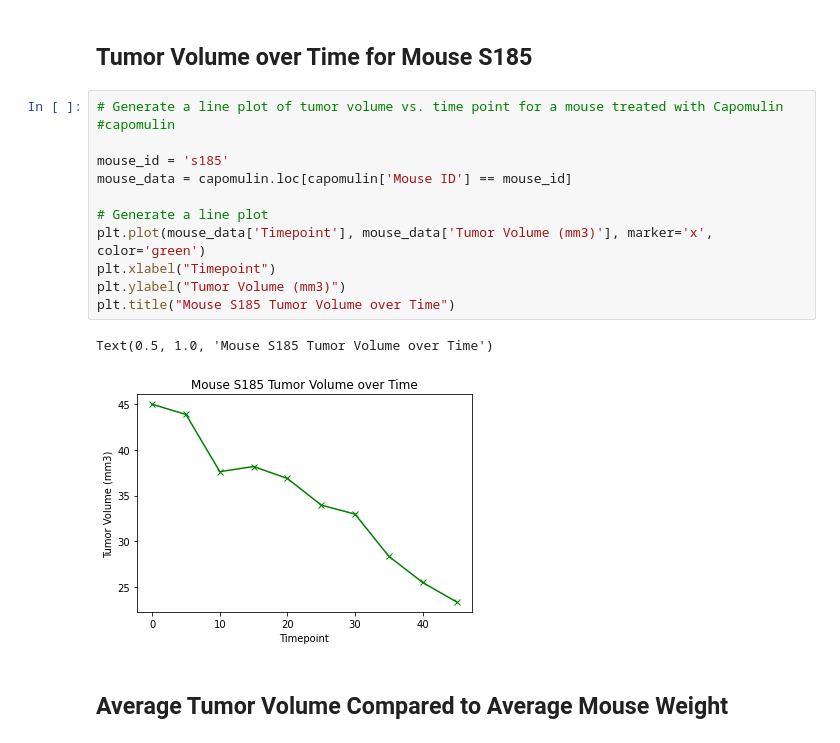
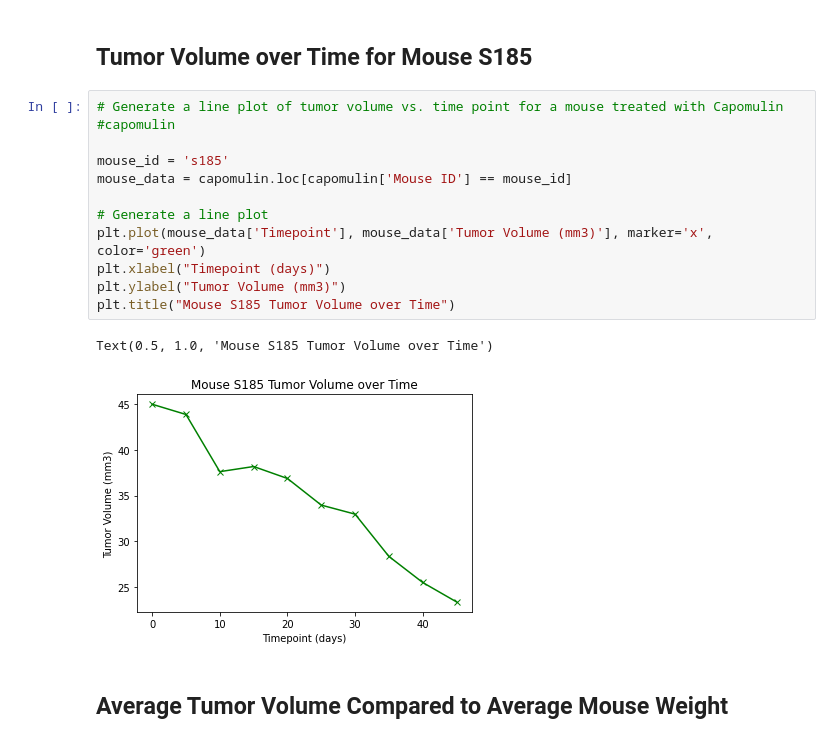
Before and after one commit to kblood86/Matplotlib_Challenge, a Jupyter notebook: Pymaceuticals_final.ipynb, the cells around one changed output. Saved outputs shown, nothing was run; the diff lists cells and outputs as text.

```diff
--- a/Pymaceuticals_final.ipynb
+++ b/Pymaceuticals_final.ipynb
@@ -313,18 +313,18 @@ Text(0, 0.5, 'Final Tumor Volume (mm3)')
 # %%
 # Generate a line plot of tumor volume vs. time point for a mouse treated with Capomulin
 #capomulin
 
 mouse_id = 's185'
 mouse_data = capomulin.loc[capomulin['Mouse ID'] == mouse_id]
 
 # Generate a line plot
 plt.plot(mouse_data['Timepoint'], mouse_data['Tumor Volume (mm3)'], marker='x', color='green')
-plt.xlabel("Timepoint")
+plt.xlabel("Timepoint (days)")
 plt.ylabel("Tumor Volume (mm3)")
 plt.title("Mouse S185 Tumor Volume over Time")
 # %% [output]
 Text(0.5, 1.0, 'Mouse S185 Tumor Volume over Time')
-[figure, old version]
+[figure, new version]
 # %% [markdown]
 ## Average Tumor Volume Compared to Average Mouse Weight
 # %%
```
